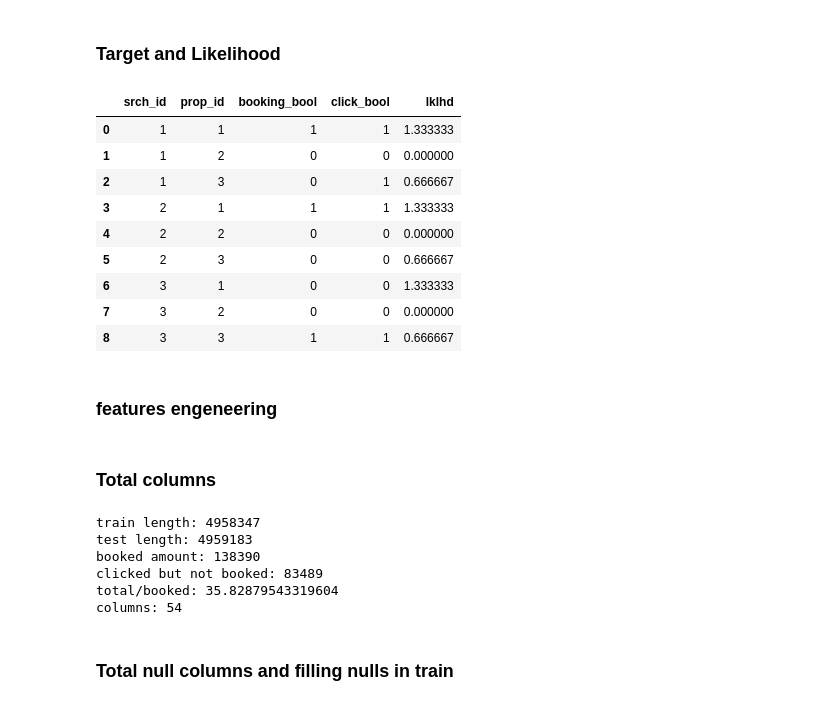
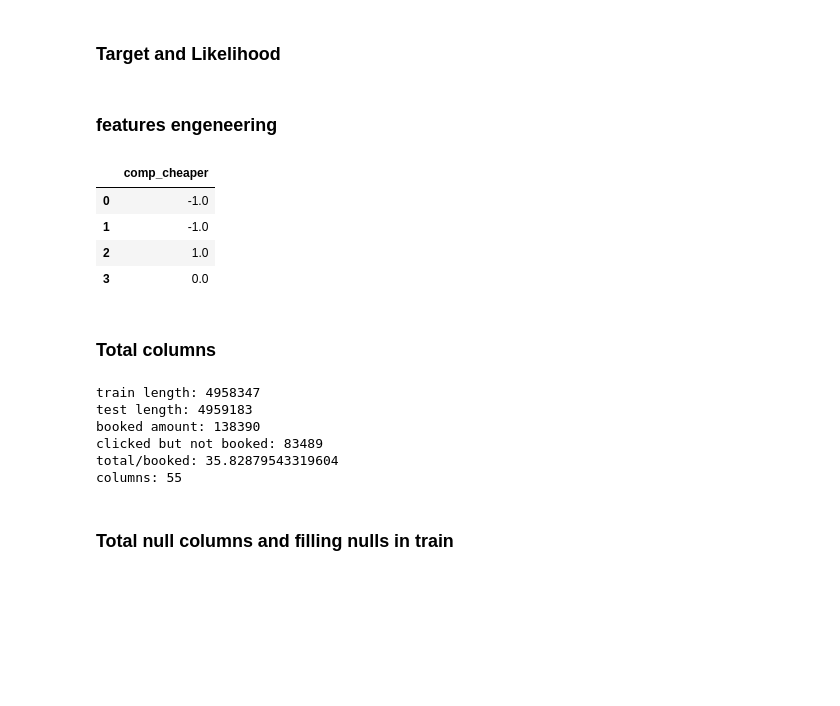
Before and after one commit to wolfbrr/DMT-2022-114, a Jupyter notebook: assignment-2/assignment-2.ipynb, the cells around one changed output. Cells and saved outputs as stored; diff of their text form; code cells hidden in the pictures; blank space fills up the shorter version.

```diff
--- a/assignment-2/assignment-2.ipynb
+++ b/assignment-2/assignment-2.ipynb
@@ -140,12 +183,15 @@ def target_function(data_frame):
 
     #x = data_frame['lklhd'].values #0.26-0.28
     #x = grades(data_frame) + data_frame['lklhd'].values #same as grading 1 click 5 book
-    x = grades(data_frame)
+    #x = grades(data_frame)
+    x = data_frame['grades']
 
     #x = (data_frame['click_bool'] + data_frame['booking_bool']*4)*np.log2(data_frame['position'] + 2) + data_frame['lklhd'].values
     #x = (data_frame['click_bool'] + 4*data_frame['booking_bool'])*(data_frame['position'] + 1)*(1+data_frame['lklhd'].values)#*(data_frame['gross_bookings_usd']+1)
 
     return x
+
+
 
 
 def hotel_booking_likelihood(data_frame=[]):
@@ -216,21 +262,15 @@ assert lklhd.loc[0, 'lklhd'] == 4/3
 assert lklhd.loc[2, 'lklhd'] == 1
 
 train_unit_out, test_unit_out = cross_hotel_booking_likelihood(train_unit, test_unit)
-display(train_unit_out)
+#display(train_unit_out)
 
 assert train_unit_out.loc[2, 'lklhd'] == 2/3#median value
 assert test_unit_out.loc[2, 'lklhd'] == 2/3
+
+train_unit['grades'] = grades(train_unit)
+#a = KFoldTargetEncoderTest(X=train_unit)
+
+#b = join_test_and_train_Kfold(train=a, test=test_unit )
-# %% [output]
-|  | srch_id | prop_id | booking_bool | click_bool | lklhd |
-| 0 | 1 | 1 | 1 | 1 | 1.333333 |
-| 1 | 1 | 2 | 0 | 0 | 0.000000 |
-| 2 | 1 | 3 | 0 | 1 | 0.666667 |
-| 3 | 2 | 1 | 1 | 1 | 1.333333 |
-| 4 | 2 | 2 | 0 | 0 | 0.000000 |
-| 5 | 2 | 3 | 0 | 0 | 0.666667 |
-| 6 | 3 | 1 | 0 | 0 | 1.333333 |
-| 7 | 3 | 2 | 0 | 0 | 0.000000 |
-| 8 | 3 | 3 | 1 | 1 | 0.666667 |
 # %% [markdown]
 ### features engeneering
 # %%
@@ -245,11 +285,6 @@ def features_engeneering(data_frame):
     for i in ['prop_review_score', 'prop_location_score2']:#, 'comp1_rate', 'comp2_rate', 'comp3_rate', 'comp4_rate', 'comp5_rate', 'comp6_rate', 'comp7_rate', 'comp8_rate']:
         data_frame[i] = data_frame[i].fillna(-1)
 
-    #for i in ['comp1_rate', 'comp2_rate', 'comp3_rate', 'comp4_rate', 'comp5_rate', 'comp6_rate', 'comp7_rate', 'comp8_rate']:
-    #    data_frame[i] = data_frame[i].fillna(0)
-
-    #for i in ['comp1_inv', 'comp2_inv', 'comp3_inv', 'comp4_inv', 'comp5_inv', 'comp6_inv', 'comp7_inv', 'comp8_inv']:
-    #    data_frame[i] = data_frame[i].fillna(1)
 
     data_frame = is_cheaper(data_frame)
 
@@ -299,38 +334,72 @@ def undersample(data_frame, number_of_lines):
     data_frame = data_frame.reset_index(drop=True)
     data_frame = data_frame.sort_values(by=['srch_id', 'booking_bool', 'click_bool'], ascending=[True,  False, False]).reset_index(drop=True)
     data_frame.drop(columns='group_index', inplace=True)
 
     return data_frame
 
 """ unit test undersample """
 data_frame_test = pd.DataFrame({ 'prop_id' : range(1, 11),\
                                 'srch_id':[1, 1, 1, 1, 1, 1, 2, 2, 2, 2], \
                           'booking_bool': [0, 0, 0, 0, 0 ,1, 0, 0, 0, 0],
                             'click_bool': [0, 0, 0, 0, 1 ,1, 0, 0, 1, 0]})
 df_test_out = pd.DataFrame({'prop_id' : [6, 5, 1, 2, 9, 7, 8, 10 ],
                              'srch_id': [1, 1, 1, 1 ,2, 2, 2, 2],
                         'booking_bool': [1, 0, 0, 0, 0 ,0, 0, 0],
                           'click_bool': [1, 1, 0, 0, 1 ,0, 0, 0]})
 def is_cheaper(df):
+    #+1 if Expedia has a lower price than competitor ; 0 if the same; -1 if Expedia’s
+    #price is higher than competitor 1; null signifies there is no competitive data
+
     # Drop all other comp columns, except for "rate"
     df = df.drop(df.filter(regex='(comp._inv|comp._rate.+)').columns, axis=1)
     # Create new col
     df['comp_cheaper'] = np.nan
+    #df['exp_cheaper'] = np.nan
 
-    df_filter_comp = train.filter(regex='comp')
-    df['comp_cheaper'] = df['comp_cheaper'].mask((df_filter_comp== 0).any(axis=1),0).mask((df_filter_comp < 0).any(axis=1), -1).mask((df_filter_comp>0).any(axis=1), 1)
+    df_filter_comp = df.filter(regex='comp')
+    #df['comp_cheaper'] = df['comp_cheaper'].mask((df_filter_comp== 0).any(axis=1),0).mask((df_filter_comp < 0).any(axis=1), -1).mask((df_filter_comp>0).any(axis=1), 1)
+    df['comp_cheaper'] = df['comp_cheaper'].mask((df_filter_comp == 0).any(axis=1),0).mask((df_filter_comp > 0).any(axis=1), 1).mask((df_filter_comp<0).any(axis=1), -1)
+    #df['comp_cheaper'] = df['comp_cheaper'].mask((df_filter_comp < 0).any(axis=1), -1)
+    #df['exp_cheaper'] = df['exp_cheaper'].mask((df_filter_comp > 0).any(axis=1), 1)
     # Drop old comp cols
     df = df.drop(df.filter(regex='comp._rate').columns, axis=1)
     df['comp_cheaper'] = df['comp_cheaper'].fillna(0)
+    #df['exp_cheaper'] = df['exp_cheaper'].fillna(0)
+
+    #if expedia is cheaper then put 1, but if yet there is a competitor cheaper override with -1
+    #df_filter_comp = df.filter(regex='cheaper')
+    #df['comp_combined'] = np.nan
+    #df['comp_combined'] = df['comp_cheaper'].mask((df_filter_comp>0).any(axis=1),1).mask((df_filter_comp < 0).any(axis=1), -1)
 
     return df
+
+
+df = pd.DataFrame({'comp1_rate':[0, 0, 0, 0 ],'comp2_rate': [1 ,-1, 1, 0], 'comp3_rate':[-1, 0, 0, np.nan]})
+
+df=is_cheaper(df)
+
+display(df)
+
+
+assert df['comp_cheaper'].loc[0]==-1
+assert df['comp_cheaper'].loc[1]==-1
+assert df['comp_cheaper'].loc[2]==1
+assert df['comp_cheaper'].loc[3]==0
 
 df_out = undersample(data_frame_test, 4)
 check = df_test_out==df_out
 assert check.values.prod()==True, 'undersample failed'
+# %% [output]
+|  | comp_cheaper |
+| 0 | -1.0 |
+| 1 | -1.0 |
+| 2 | 1.0 |
+| 3 | 0.0 |
 # %% [markdown]
 ### Total columns
 # %%
+train['grades'] = grades(train)
+
 train_amount = len(train)
 print(f'train length: {train_amount}')
 print(f'test length: {len(test)}')
@@ -348,4 +417,4 @@ test length: 4959183
 booked amount: 138390
 clicked but not booked: 83489
 total/booked: 35.82879543319604
-columns: 54
+columns: 55
```
Also changed, not shown: parts of 24 cells of this notebook.
